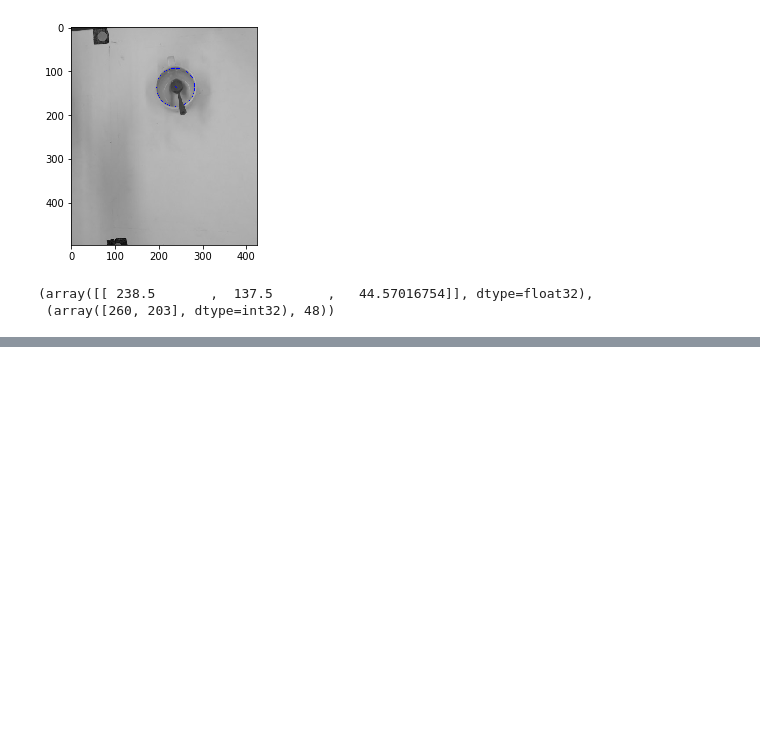
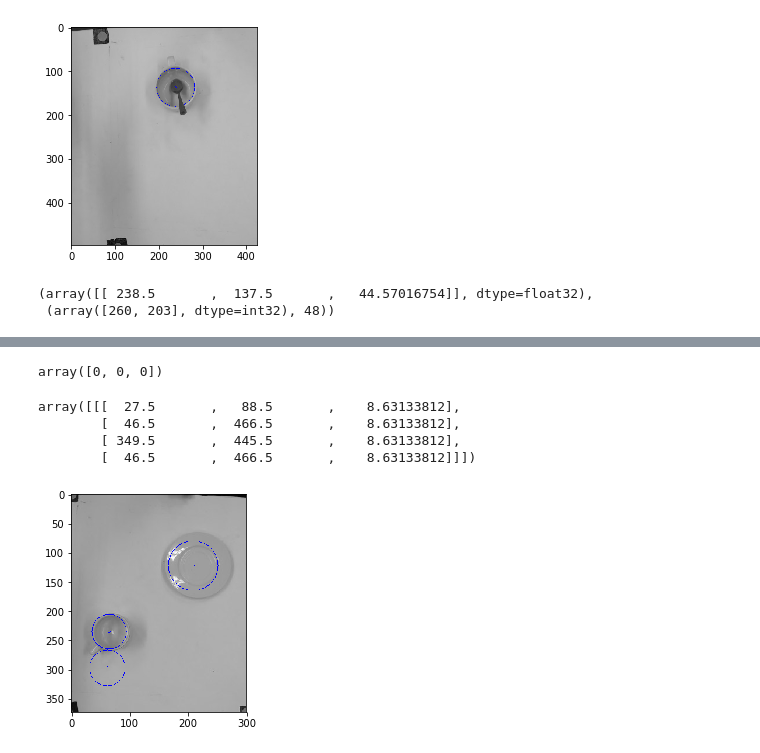
Before and after one commit to michaelcheah/BIRL_IROS, a Jupyter notebook: vision_testing_notebook.ipynb, the cells around one changed output, grey strips where cells are left out. Saved outputs shown, nothing was run; the diff lists cells and outputs as text; code cells hidden in the pictures; blank space fills up the shorter version.

```diff
--- a/vision_testing_notebook.ipynb
+++ b/vision_testing_notebook.ipynb
@@ -731,0 +866,4 @@ CIRCLE: [[[ 238.5         137.5          44.57016754]]]
+# %%
+CAL_PARAM = {'thresh': [30, 140],
+                'radius': [30,45]}
+circles2, cimg = find_circles2(copy.copy(img), 3, param=CAL_PARAM, overlap=False, separation=60, blur=1, show=False)
@@ -731,0 +888,17 @@ CIRCLE: [[[ 238.5         137.5          44.57016754]]]
+# %%
+sum(np.greater([a[0][0]], 1000))
+# %% [output]
+array([0, 0, 0])
+# %%
+a = copy.copy(circles_sorted)
+np.append(a, [[a[0][1]]], axis=1)
+# %% [output]
+array([[[  27.5       ,   88.5       ,    8.63133812],
+        [  46.5       ,  466.5       ,    8.63133812],
+        [ 349.5       ,  445.5       ,    8.63133812],
+        [  46.5       ,  466.5       ,    8.63133812]]])
+# %%
+plt.imshow(cimg)
+plt.show()
+# %% [output]
+[figure, added]
```
Also changed, not shown: parts of 7 cells of this notebook.
